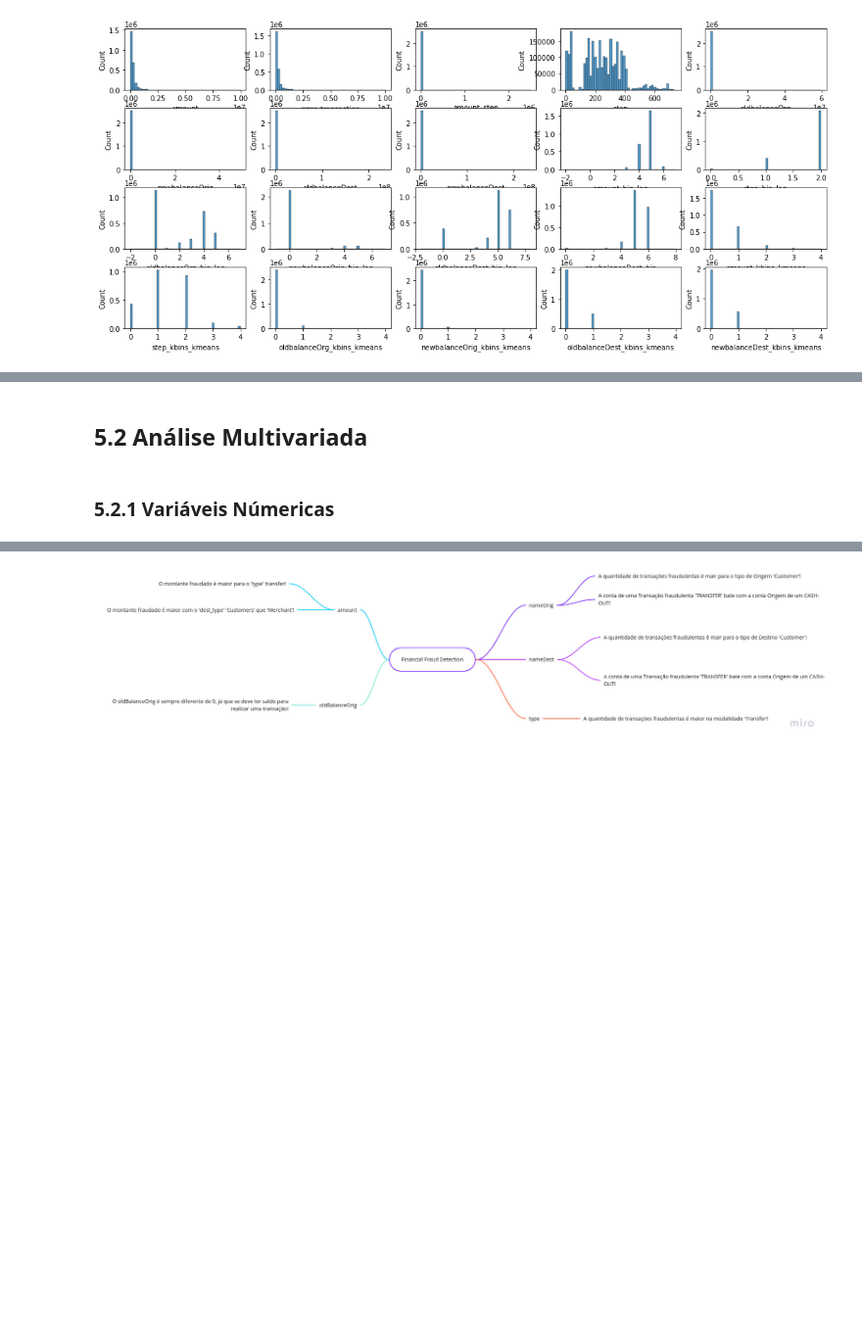
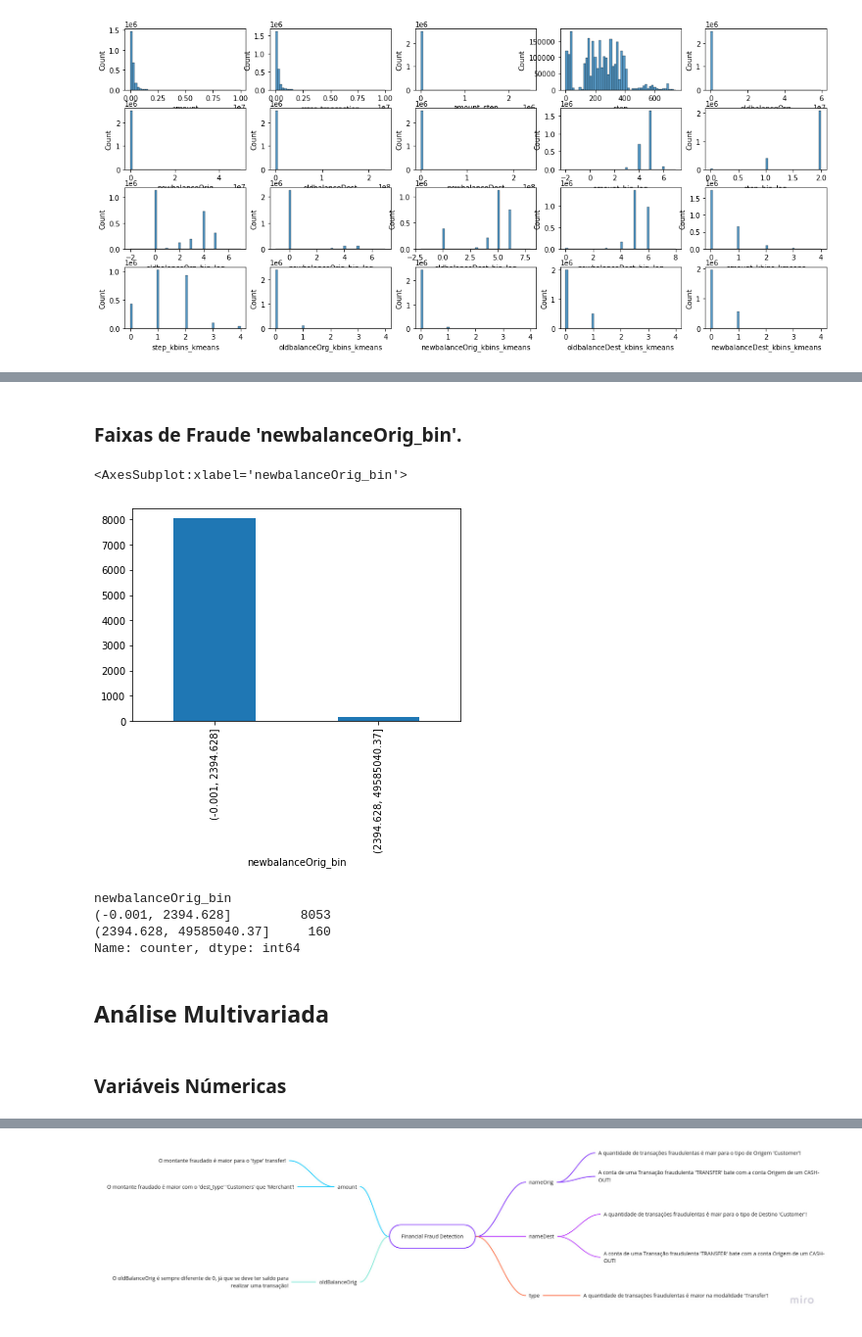
Before and after one commit to bruno154/project-6-blocker-fraud-company, a Jupyter notebook: notebooks/pa002_blocker_fraud2.ipynb, the cells around one changed output, grey strips where cells are left out. Shown at 98% size. Cells and saved outputs as stored; diff of their text form; code cells hidden in the pictures; blank space fills up the shorter version.

```diff
--- a/notebooks/pa002_blocker_fraud2.ipynb
+++ b/notebooks/pa002_blocker_fraud2.ipynb
@@ -567,6 +666,22 @@ oldbalanceOrg_bin
 Name: counter, dtype: int64
+# %% [markdown]
+###  Faixas de Fraude 'newbalanceOrig_bin'.
+# %%
+# Tabela com a quantidade de fraudes por faixa 'oldbalanceOrg_bin'
+obj_temp.groupby('newbalanceOrig_bin').count()['counter'].plot(kind='bar')
+# %% [output]
+<AxesSubplot:xlabel='newbalanceOrig_bin'>
+[figure, added]
+# %%
+# Tabela com a quantidade de fraudes por faixa 'oldbalanceOrg_bin'
+obj_temp.groupby('newbalanceOrig_bin').count()['counter']
+# %% [output]
+newbalanceOrig_bin
+(-0.001, 2394.628]         8053
+(2394.628, 49585040.37]     160
+Name: counter, dtype: int64
 # %% [markdown]
-## 5.2 Análise Multivariada
+## Análise Multivariada
 # %% [markdown]
-### 5.2.1 Variáveis Númericas
+###  Variáveis Númericas
 # %%
```
Also changed, not shown: parts of 79 cells of this notebook, 20 other files.
